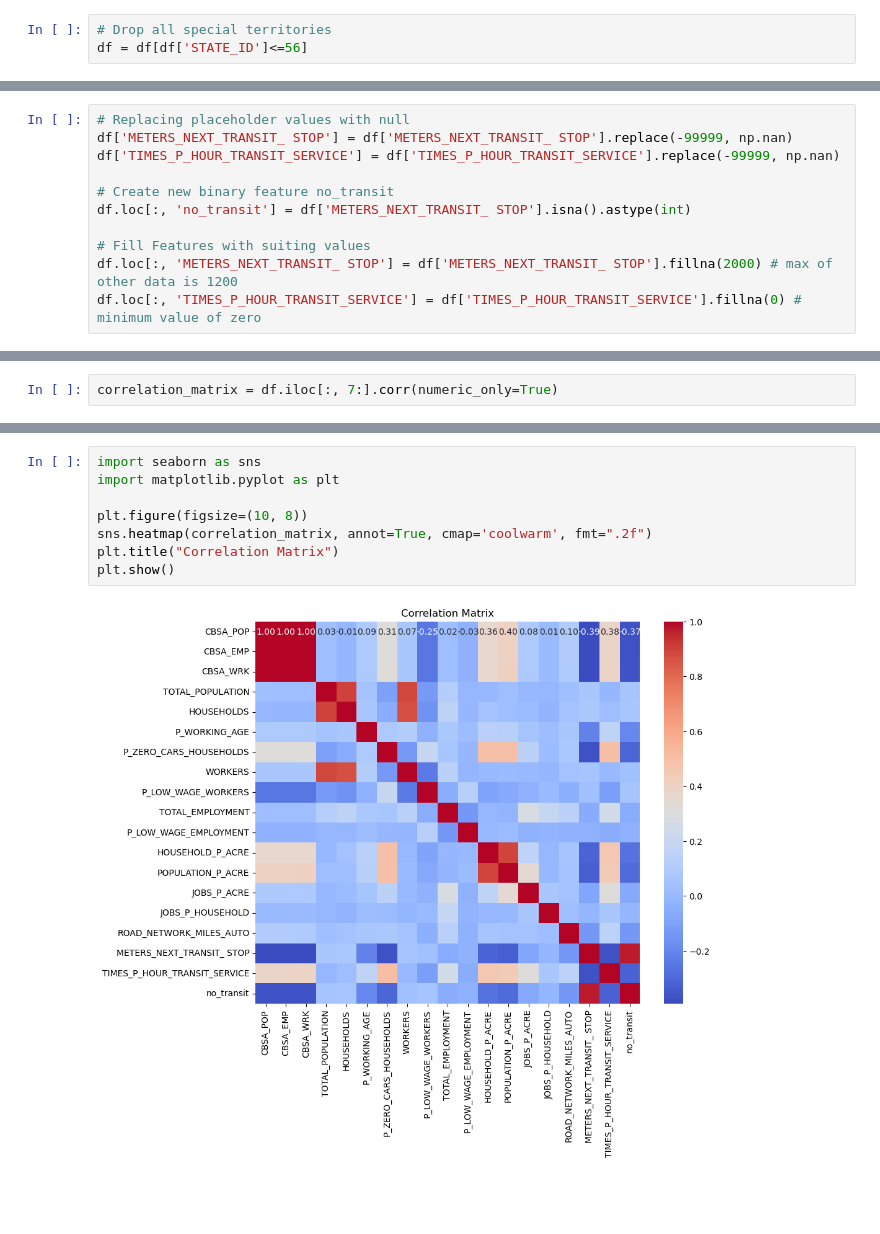
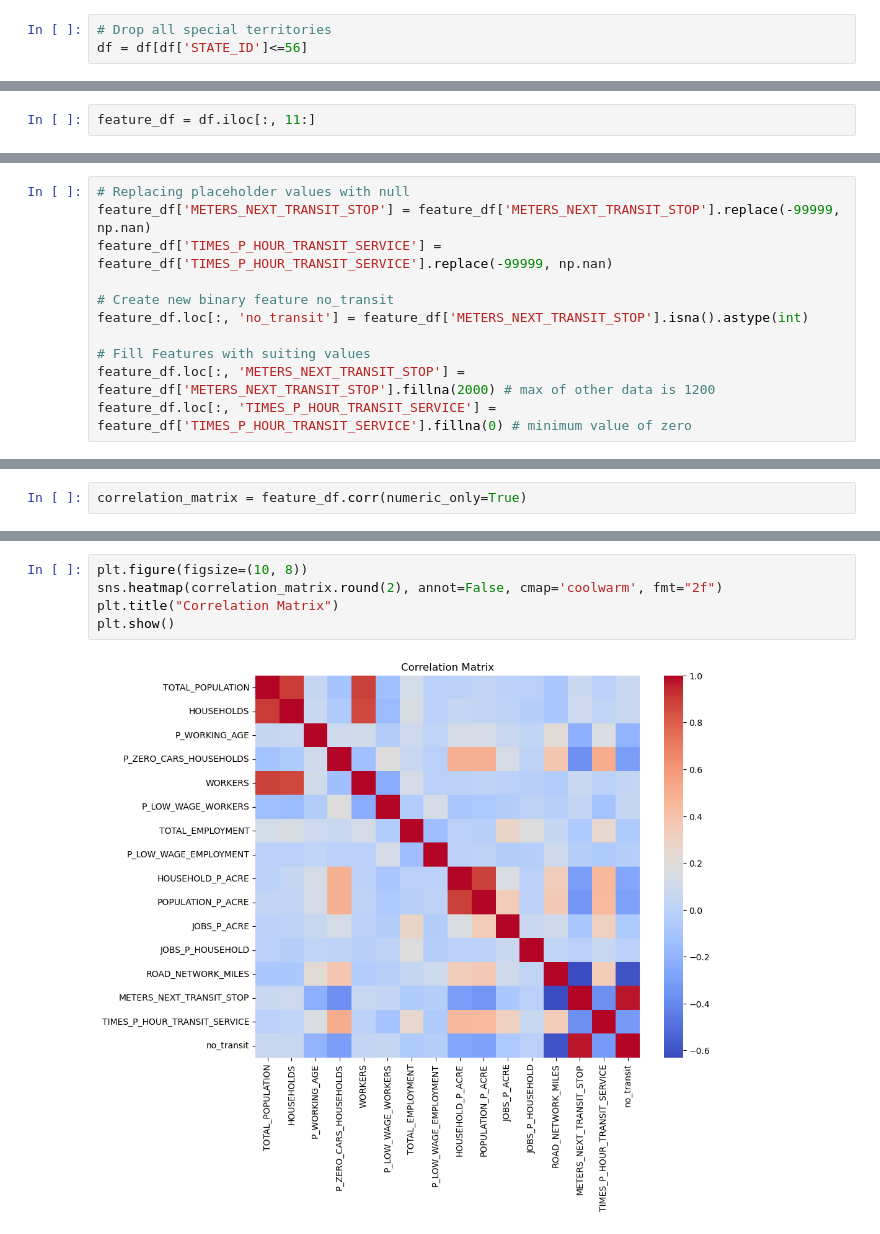
Before and after one commit to metropolisjenensis/Probabilistic-Machine-Learning_lecture-PROJECTS, a Jupyter notebook: projects/15-2BLXXXX_epa_census/notebooks/CarOwnership.ipynb, the cells around one changed output, grey strips where cells are left out. Drawn from its saved outputs; the diff is of its cells as text; blank space fills up the shorter version.

```diff
--- a/projects/15-2BLXXXX_epa_census/notebooks/CarOwnership.ipynb
+++ b/projects/15-2BLXXXX_epa_census/notebooks/CarOwnership.ipynb
@@ -105,0 +178,2 @@ Unusually high values of population checked; Example Element 14654 validated by
+# %%
+feature_df = df.iloc[:, 11:]
@@ -126,11 +204,11 @@ This are bad placeholders because it should be a zero to show that there is 0 ti
 # %%
 # Replacing placeholder values with null
-df['METERS_NEXT_TRANSIT_ STOP'] = df['METERS_NEXT_TRANSIT_ STOP'].replace(-99999, np.nan)
-df['TIMES_P_HOUR_TRANSIT_SERVICE'] = df['TIMES_P_HOUR_TRANSIT_SERVICE'].replace(-99999, np.nan)
+feature_df['METERS_NEXT_TRANSIT_STOP'] = feature_df['METERS_NEXT_TRANSIT_STOP'].replace(-99999, np.nan)
+feature_df['TIMES_P_HOUR_TRANSIT_SERVICE'] = feature_df['TIMES_P_HOUR_TRANSIT_SERVICE'].replace(-99999, np.nan)
 
 # Create new binary feature no_transit
-df.loc[:, 'no_transit'] = df['METERS_NEXT_TRANSIT_ STOP'].isna().astype(int)
+feature_df.loc[:, 'no_transit'] = feature_df['METERS_NEXT_TRANSIT_STOP'].isna().astype(int)
 
 # Fill Features with suiting values
-df.loc[:, 'METERS_NEXT_TRANSIT_ STOP'] = df['METERS_NEXT_TRANSIT_ STOP'].fillna(2000) # max of other data is 1200
-df.loc[:, 'TIMES_P_HOUR_TRANSIT_SERVICE'] = df['TIMES_P_HOUR_TRANSIT_SERVICE'].fillna(0) # minimum value of zero
+feature_df.loc[:, 'METERS_NEXT_TRANSIT_STOP'] = feature_df['METERS_NEXT_TRANSIT_STOP'].fillna(2000) # max of other data is 1200
+feature_df.loc[:, 'TIMES_P_HOUR_TRANSIT_SERVICE'] = feature_df['TIMES_P_HOUR_TRANSIT_SERVICE'].fillna(0) # minimum value of zero
@@ -155,3 +286,3 @@ I have a lot of elements which have no_transit: 50% quantile. Does this effect m
 # %%
-correlation_matrix = df.iloc[:, 7:].corr(numeric_only=True)
+correlation_matrix = feature_df.corr(numeric_only=True)
 # %%
@@ -177,10 +308,7 @@ correlation_matrix
 # %%
-import seaborn as sns
-import matplotlib.pyplot as plt
-
 plt.figure(figsize=(10, 8))
-sns.heatmap(correlation_matrix, annot=True, cmap='coolwarm', fmt=".2f")
+sns.heatmap(correlation_matrix.round(2), annot=False, cmap='coolwarm', fmt="2f")
 plt.title("Correlation Matrix")
 plt.show()
 # %% [output]
-[figure, old version]
+[figure, new version]
```
Also changed, not shown: parts of 52 cells of this notebook, 1 other file.
